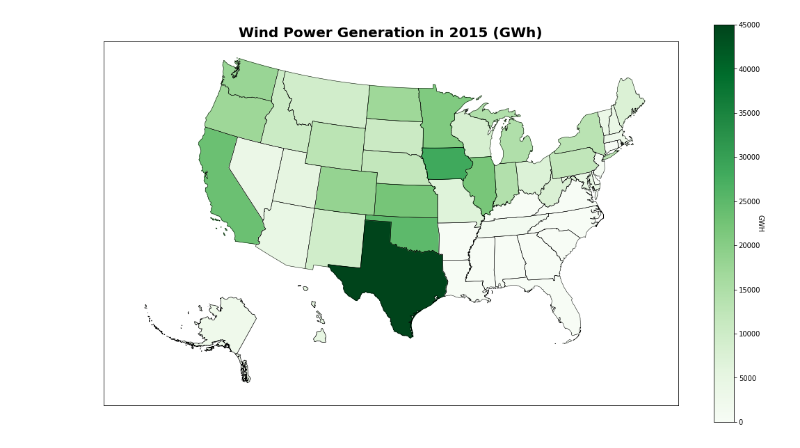
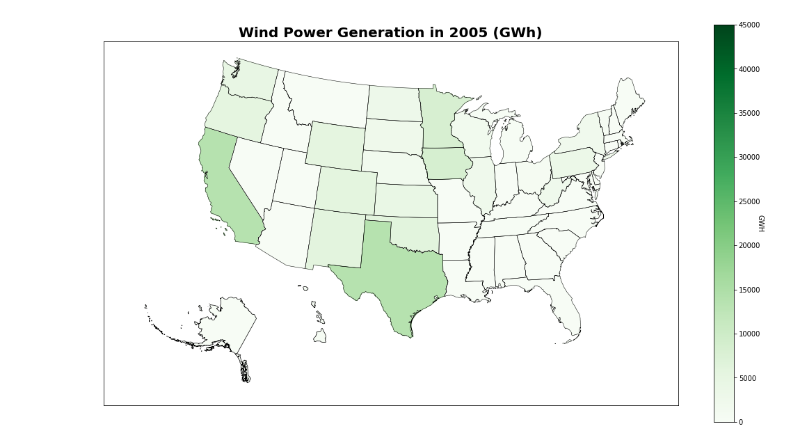
Before and after one commit to bolunyan/ECE143project, a Jupyter notebook: windpower.ipynb, the cells around one changed output. Drawn from its saved outputs; the diff is of its cells as text; code cells hidden in the pictures.

```diff
--- a/windpower.ipynb
+++ b/windpower.ipynb
@@ -59,5 +47,16 @@ def convert_to_list(pd):
+# %%
+def convert_dataframe_with_str_to_float(wind):
+    index=list(wind.index)+['Alabama','Arkansas','Florida','Georgia','Kentucky','Louisiana',
+                        'South Carolina','Mississippi','Virginia']
+    wind_float=pd.DataFrame(index=index)
+    wind_float.index.name='State'
+    for i in range(11):
+        wind_float[str(2015-i)]=list(wind[str(2015-i)])+['0','0','0','0','0','0','0','0','0']
+        for j in range(len(wind_float[str(2015-i)])):
+            wind_float[str(2015-i)][j]=float(wind_float[str(2015-i)][j].replace(',',''))
+    return wind_float
 # %%
-def plot_map_wind_generation(wind,year):
+def plot_map_wind_generation(wind_float,year):
     '''
         projection: Lambert Conformal Projection (lcc)
         llcrnrlon: longitude of lower left hand corner of the desired map domain (-119)
@@ -67,29 +66,10 @@ def plot_map_wind_generation(wind,year):
         lon_0:center of desired map domain (-95).
         resolution: high
     '''
-
+    assert isinstance(wind,pd.DataFrame)
     assert isinstance(year,str) and len(year)==4
 
-
-    windgeneration = dict()
-    states = wind.index
-    production = convert_to_list(list(wind[year]))
-    count = 0
-    for state in states:
-        windgeneration[state] = production[count]
-        count += 1
-    windgeneration['Alabama'] = 0.0
-    windgeneration['Arkansas'] = 0.0
-    windgeneration['Florida'] = 0.0
-    windgeneration['Georgia'] = 0.0
-    windgeneration['Alabama'] = 0.0
-    windgeneration['Kentucky'] = 0.0
-    windgeneration['Louisiana'] = 0.0
-    windgeneration['South Carolina'] = 0.0
-    windgeneration['Mississippi'] = 0.0
-    windgeneration['Virginia'] = 0.0
-
-
+    windgeneration=wind_float[year].to_dict()
     fig = plt.figure(figsize=(18.5, 10.5))
     m = Basemap(llcrnrlon=-125,llcrnrlat=15,urcrnrlon=-60,urcrnrlat=49,
             projection='lcc',lat_1=33,lat_2=45,lon_0=-95,resolution='l')
@@ -149,6 +129,7 @@ def plot_map_wind_generation(wind,year):
     fig.savefig('wind_'+year+'.png', bbox_inches='tight')
 # %%
 wind=wind_data_wiki()
-plot_map_wind_generation(wind,'2015')
+wind_float=convert_dataframe_with_str_to_float(wind)
+plot_map_wind_generation(wind_float,'2005')
 # %% [output]
-[figure, old version]
+[figure, new version]
```
Also changed, not shown: parts of 3 cells of this notebook.
